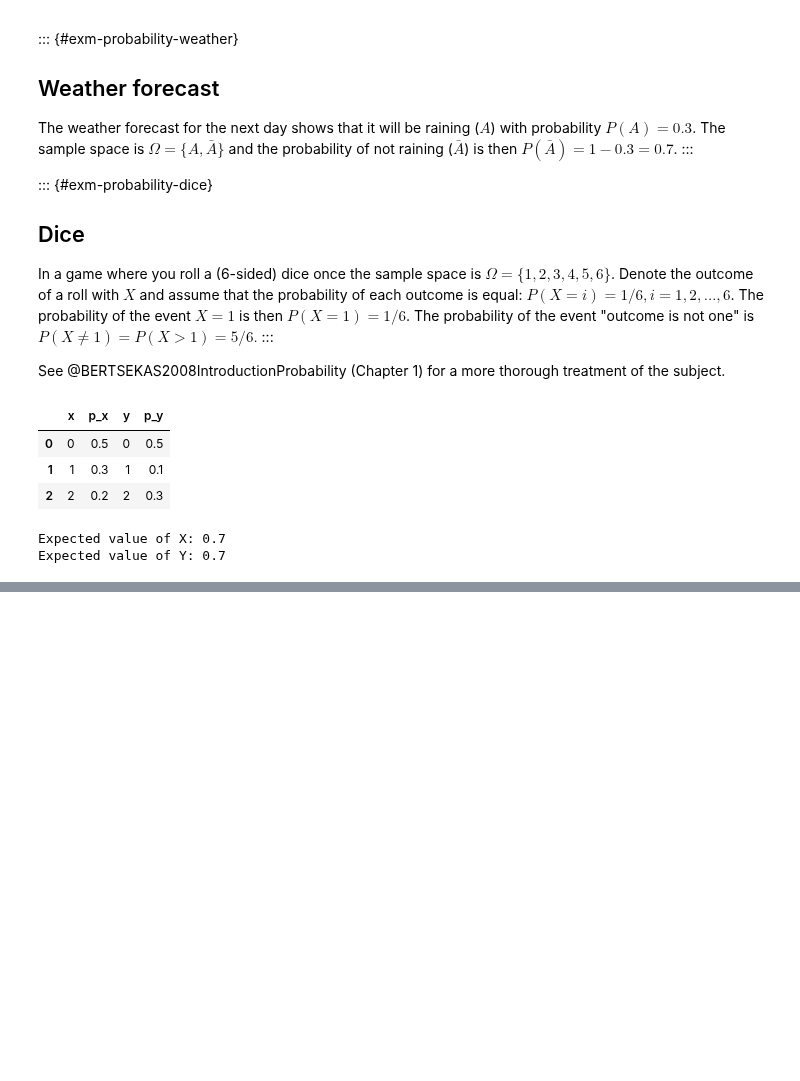
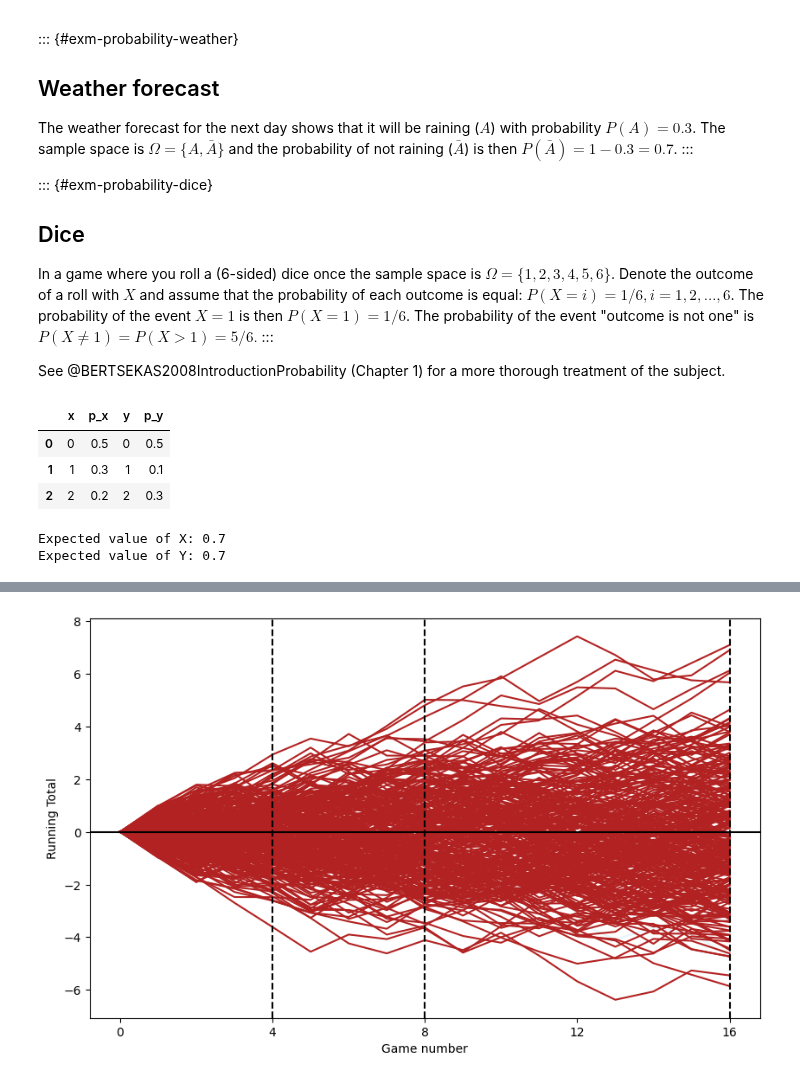
Before and after one commit to febse/econ2024-de, a Jupyter notebook: 02-Review/02-Probability.ipynb, the cells around one changed output, grey strips where cells are left out. Cells and saved outputs as stored; diff of their text form; code cells hidden in the pictures; blank space fills up the shorter version.

Commit message:
Add normal distribution game

```diff
--- a/02-Review/02-Probability.ipynb
+++ b/02-Review/02-Probability.ipynb
@@ -91,0 +111,38 @@ Expected value of Y: 0.7
+# %%
+import pandas as pd
+import numpy as np
+import matplotlib.pyplot as plt
+
+players_n = 300
+games_n = 16
+
+# Create a DataFrame similar to expand_grid in R
+unif_games = pd.DataFrame(np.array(np.meshgrid(np.arange(1, games_n + 1), np.arange(1, players_n + 1))).T.reshape(-1,2), columns=['game', 'player'])
+
+# Add result column with random uniform values between -1 and 1
+unif_games['result'] = np.random.uniform(-1, 1, size=len(unif_games))
+
+# Add initial values for each player
+initial_values = pd.DataFrame({'player': np.arange(1, players_n + 1), 'game': 0, 'result': 0})
+unif_games = pd.concat([unif_games, initial_values])
+
+# Sort values and calculate running total for each player
+unif_games = unif_games.sort_values(['player', 'game'])
+unif_games['running_total'] = unif_games.groupby('player')['result'].cumsum()
+
+# Plotting
+plt.figure(figsize=(10, 6))
+for player in unif_games['player'].unique():
+    player_data = unif_games[unif_games['player'] == player]
+    plt.plot(player_data['game'], player_data['running_total'], color='skyblue' if player < 2 else 'firebrick', alpha=0.2 if player < 2 else 1)
+
+plt.axhline(0, color='black')
+plt.axvline(x=4, linestyle='--', color='black')
+plt.axvline(x=8, linestyle='--', color='black')
+plt.axvline(x=16, linestyle='--', color='black')
+plt.xlabel('Game number')
+plt.ylabel('Running Total')
+plt.xticks([0, 4, 8, 12, 16])
+plt.show()
+# %% [output]
+[figure, added]
```
Also changed, not shown: parts of 1 cell of this notebook.
